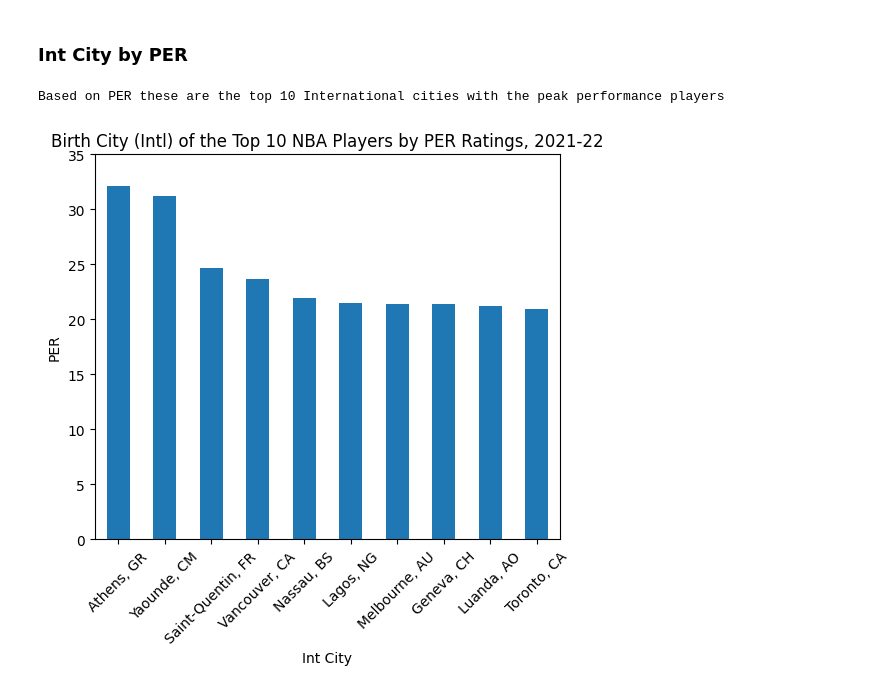
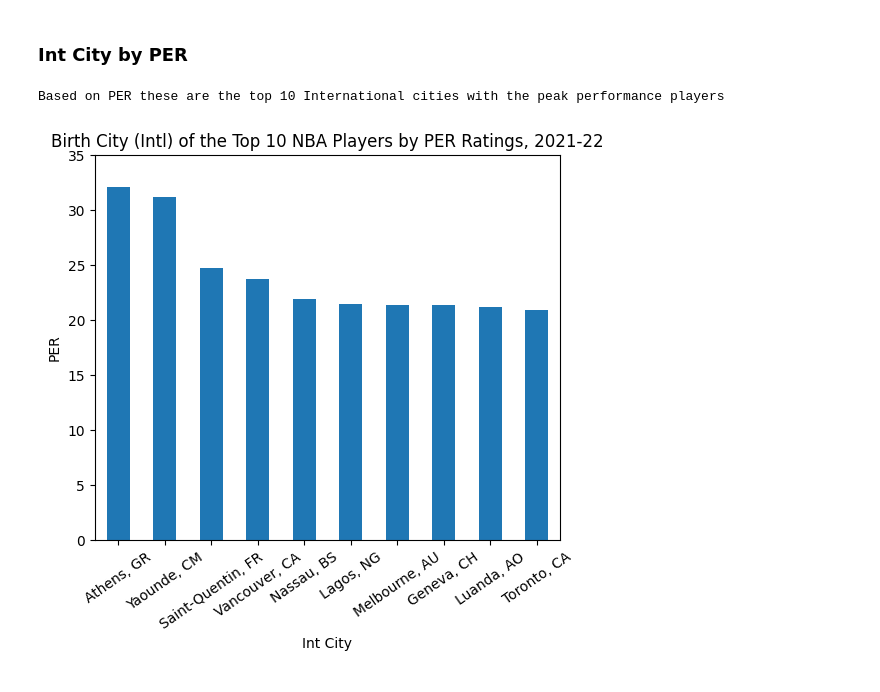
Before and after one commit to meeyoungPH/nba_superlatives, a Jupyter notebook: origin/NBA Geographical Analysis_v2.ipynb, the cells around one changed output. Drawn from its saved outputs; the diff is of its cells as text; code cells hidden in the pictures.

```diff
--- a/origin/NBA Geographical Analysis_v2.ipynb
+++ b/origin/NBA Geographical Analysis_v2.ipynb
@@ -283,23 +283,23 @@ The top 10  are shown here:
 # %%
 players_by_intcity_PER = players_by_intcity.copy()
 
 #Dataframe sorting starting on best PER
 players_by_intcity_PER_filter = players_by_intcity_PER[['Player Int Full City','PER']].groupby('Player Int Full City').max().sort_values(by="PER", ascending = False)
 
 #Dataframe cleaning all Nan on PER and selecting top 10
 players_by_intcity_PER_clean = players_by_intcity_PER_filter.dropna(subset=['PER']).head(10)
 
 #Dataframe plot
 players_by_intcity_PER_clean.plot(kind="bar", legend=False, ylabel="PER", xlabel="Int City", figsize=(6,5))
 
 plt.ylim(0,35)
-plt.xticks(rotation=45)
+plt.xticks(rotation=35)
 plt.title('Birth City (Intl) of the Top 10 NBA Players by PER Ratings, 2021-22')
 plt.savefig(f'{path}players_top10_2022_intcity_by_PER.png',bbox_inches='tight')
 
 print (f'Based on PER these are the top 10 International cities with the peak performance players')
 
 plt.show()
 # %% [output]
 Based on PER these are the top 10 International cities with the peak performance players
-[figure, old version]
+[figure, new version]
```
Also changed, not shown: parts of 7 cells of this notebook, 8 other files.
